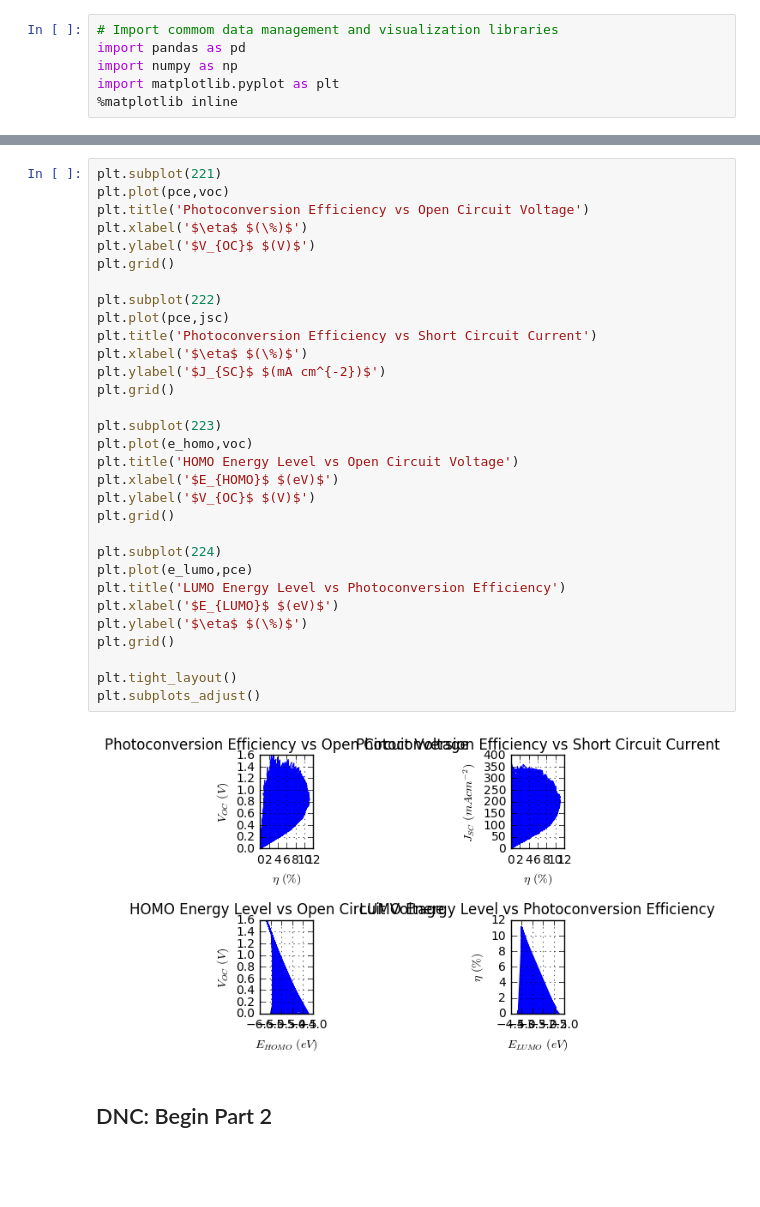
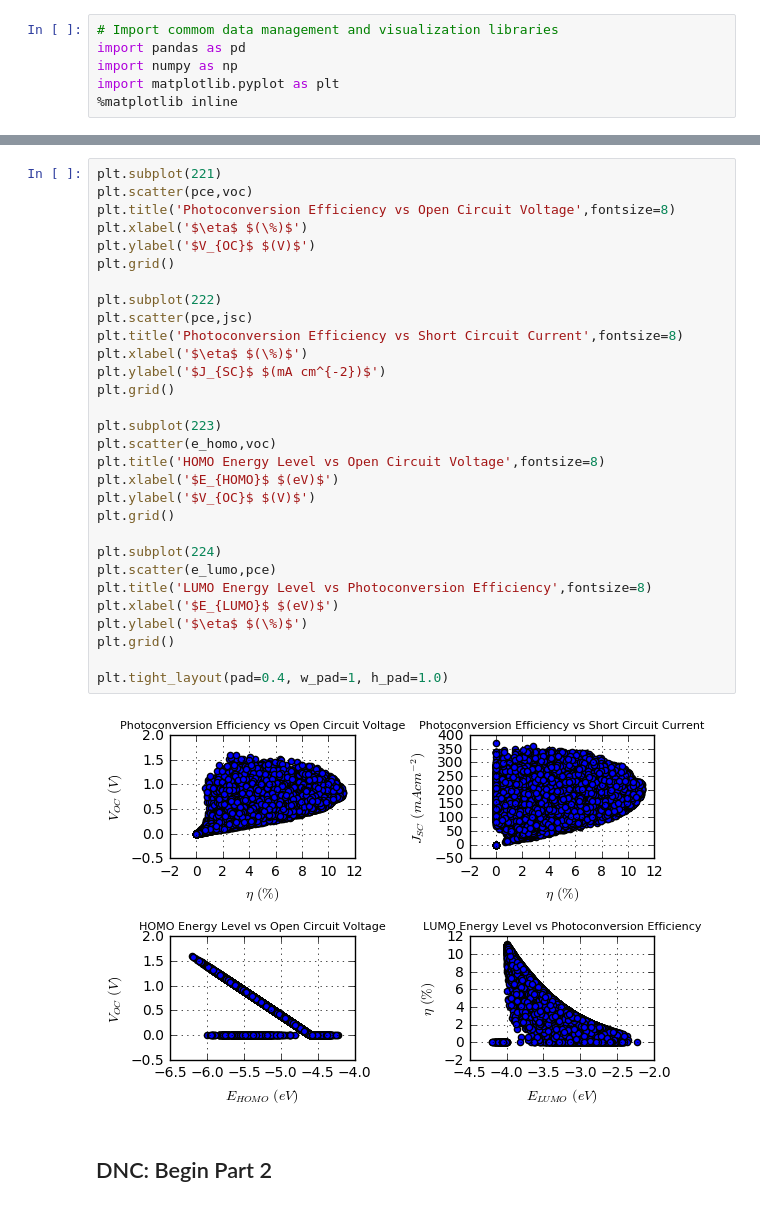
Before and after one commit to wfqethan/DSMCER-HW2-Data-Visualization, a Jupyter notebook: HW2-skel.ipynb, the cells around one changed output, grey strips where cells are left out. Saved outputs shown, nothing was run; the diff lists cells and outputs as text; blank space fills up the shorter version.

Commit message:
Finished 1.1 4x4 graph

```diff
--- a/HW2-skel.ipynb
+++ b/HW2-skel.ipynb
@@ -55,36 +47,35 @@ data.head()
 # %%
 plt.subplot(221)
-plt.plot(pce,voc)
-plt.title('Photoconversion Efficiency vs Open Circuit Voltage')
+plt.scatter(pce,voc)
+plt.title('Photoconversion Efficiency vs Open Circuit Voltage',fontsize=8)
 plt.xlabel('$\eta$ $(\%)$')
 plt.ylabel('$V_{OC}$ $(V)$')
 plt.grid()
 
 plt.subplot(222)
-plt.plot(pce,jsc)
-plt.title('Photoconversion Efficiency vs Short Circuit Current')
+plt.scatter(pce,jsc)
+plt.title('Photoconversion Efficiency vs Short Circuit Current',fontsize=8)
 plt.xlabel('$\eta$ $(\%)$')
 plt.ylabel('$J_{SC}$ $(mA cm^{-2})$')
 plt.grid()
 
 plt.subplot(223)
-plt.plot(e_homo,voc)
-plt.title('HOMO Energy Level vs Open Circuit Voltage')
+plt.scatter(e_homo,voc)
+plt.title('HOMO Energy Level vs Open Circuit Voltage',fontsize=8)
 plt.xlabel('$E_{HOMO}$ $(eV)$')
 plt.ylabel('$V_{OC}$ $(V)$')
 plt.grid()
 
 plt.subplot(224)
-plt.plot(e_lumo,pce)
-plt.title('LUMO Energy Level vs Photoconversion Efficiency')
+plt.scatter(e_lumo,pce)
+plt.title('LUMO Energy Level vs Photoconversion Efficiency',fontsize=8)
 plt.xlabel('$E_{LUMO}$ $(eV)$')
 plt.ylabel('$\eta$ $(\%)$')
 plt.grid()
 
-plt.tight_layout()
-plt.subplots_adjust()
+plt.tight_layout(pad=0.4, w_pad=1, h_pad=1.0)
 # %% [output]
-[figure, old version]
+[figure, new version]
 # %% [markdown]
 ## DNC: Begin Part 2
 # %% [markdown]
```
Also changed, not shown: parts of 1 cell of this notebook.
